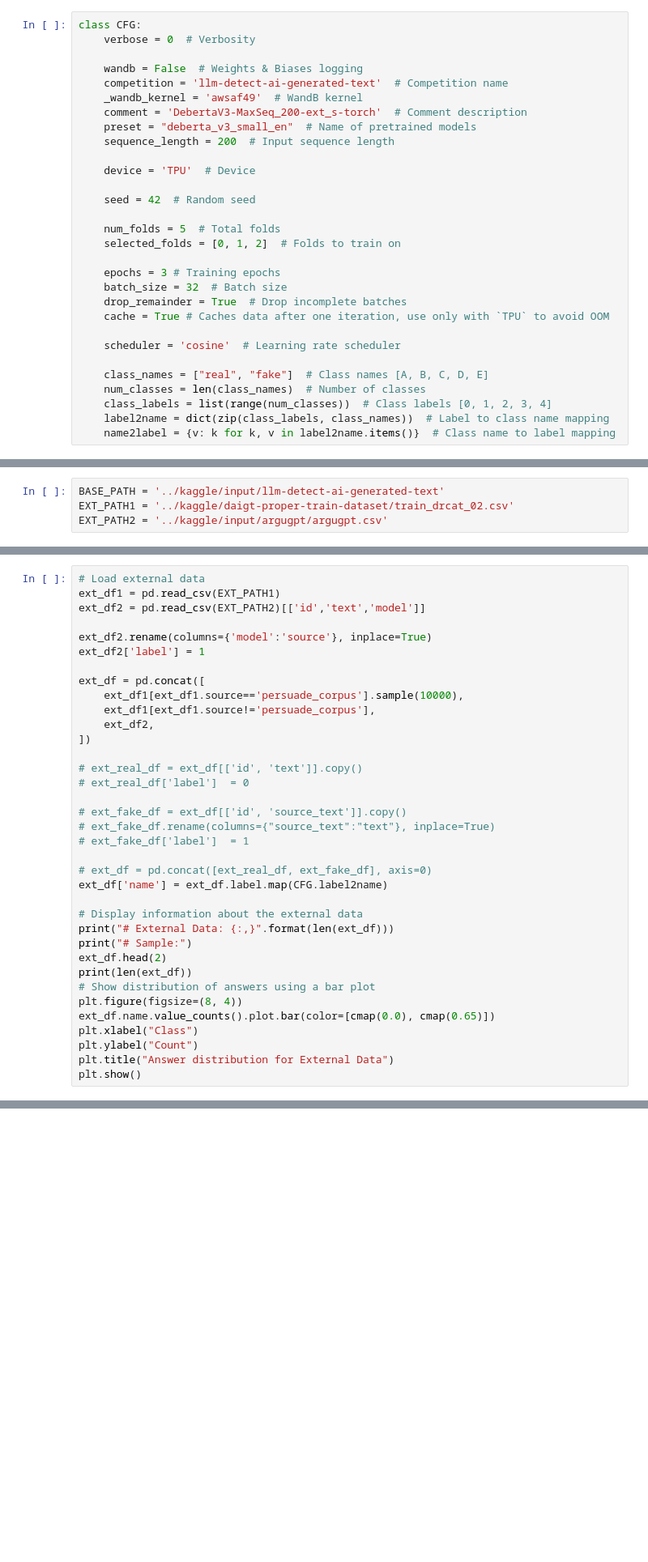
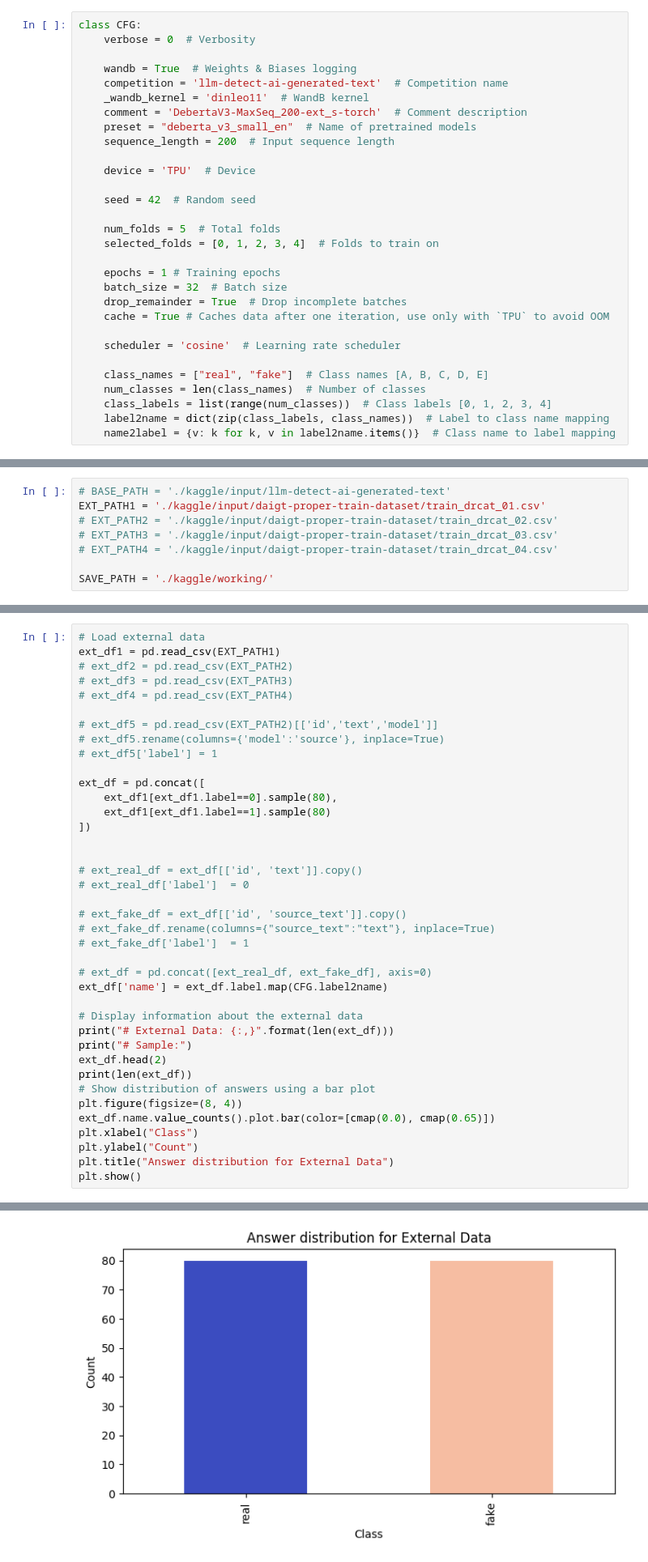
Before and after one commit to dinleo/Kaggle, a Jupyter notebook: llm-detect-ai-generated-text/detect-fake-text-kerasnlp-tf-torch-jax-train.ipynb, the cells around one changed output, grey strips where cells are left out. Shown at 81% size. Saved outputs shown, nothing was run; the diff lists cells and outputs as text; blank space fills up the shorter version.

```diff
--- a/llm-detect-ai-generated-text/detect-fake-text-kerasnlp-tf-torch-jax-train.ipynb
+++ b/llm-detect-ai-generated-text/detect-fake-text-kerasnlp-tf-torch-jax-train.ipynb
@@ -89,9 +89,9 @@ False
 class CFG:
     verbose = 0  # Verbosity
 
-    wandb = False  # Weights & Biases logging
+    wandb = True  # Weights & Biases logging
     competition = 'llm-detect-ai-generated-text'  # Competition name
-    _wandb_kernel = 'awsaf49'  # WandB kernel
+    _wandb_kernel = 'dinleo11'  # WandB kernel
     comment = 'DebertaV3-MaxSeq_200-ext_s-torch'  # Comment description
     preset = "deberta_v3_small_en"  # Name of pretrained models
     sequence_length = 200  # Input sequence length
@@ -101,9 +101,9 @@ class CFG:
     seed = 42  # Random seed
 
     num_folds = 5  # Total folds
-    selected_folds = [0, 1, 2]  # Folds to train on
+    selected_folds = [0, 1, 2, 3, 4]  # Folds to train on
 
-    epochs = 3 # Training epochs
+    epochs = 1 # Training epochs
     batch_size = 32  # Batch size
     drop_remainder = True  # Drop incomplete batches
     cache = True # Caches data after one iteration, use only with `TPU` to avoid OOM
@@ -162,9 +162,13 @@ INFO:tensorflow:Using MirroredStrategy with devices ('/job:localhost/replica:0/t
 # %% [markdown]
 # 📁 | Dataset Path
 # %%
-BASE_PATH = '../kaggle/input/llm-detect-ai-generated-text'
-EXT_PATH1 = '../kaggle/daigt-proper-train-dataset/train_drcat_02.csv'
-EXT_PATH2 = '../kaggle/input/argugpt/argugpt.csv'
+# BASE_PATH = './kaggle/input/llm-detect-ai-generated-text'
+EXT_PATH1 = './kaggle/input/daigt-proper-train-dataset/train_drcat_01.csv'
+# EXT_PATH2 = './kaggle/input/daigt-proper-train-dataset/train_drcat_02.csv'
+# EXT_PATH3 = './kaggle/input/daigt-proper-train-dataset/train_drcat_03.csv'
+# EXT_PATH4 = './kaggle/input/daigt-proper-train-dataset/train_drcat_04.csv'
+
+SAVE_PATH = './kaggle/working/'
 # %% [markdown]
 # 📖 | Meta Data
 * `{test|train}_essays.csv`
@@ -209,16 +206,19 @@ We'll be utilizing the following external datasets:
 # %%
 # Load external data
 ext_df1 = pd.read_csv(EXT_PATH1)
-ext_df2 = pd.read_csv(EXT_PATH2)[['id','text','model']]
+# ext_df2 = pd.read_csv(EXT_PATH2)
+# ext_df3 = pd.read_csv(EXT_PATH3)
+# ext_df4 = pd.read_csv(EXT_PATH4)
 
-ext_df2.rename(columns={'model':'source'}, inplace=True)
-ext_df2['label'] = 1
+# ext_df5 = pd.read_csv(EXT_PATH2)[['id','text','model']]
+# ext_df5.rename(columns={'model':'source'}, inplace=True)
+# ext_df5['label'] = 1
 
 ext_df = pd.concat([
-    ext_df1[ext_df1.source=='persuade_corpus'].sample(10000),
-    ext_df1[ext_df1.source!='persuade_corpus'],
-    ext_df2,
+    ext_df1[ext_df1.label==0].sample(80),
+    ext_df1[ext_df1.label==1].sample(80)
 ])
+
 
 # ext_real_df = ext_df[['id', 'text']].copy()
 # ext_real_df['label']  = 0
@@ -247,3 +249,4 @@ FileNotFoundError: [Errno 2] No such file or directory: '../kaggle/daigt-proper-
+[figure, added]
 # %% [markdown]
 ## Combine External and Train Data
 # %%
```
Also changed, not shown: parts of 12 cells of this notebook, 2 other files.
